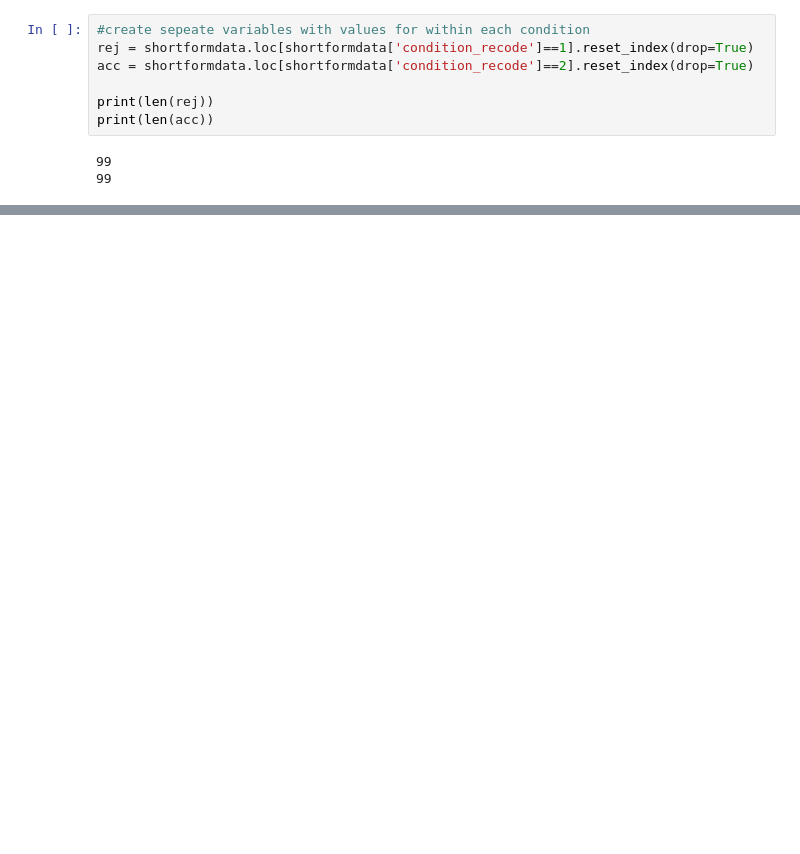
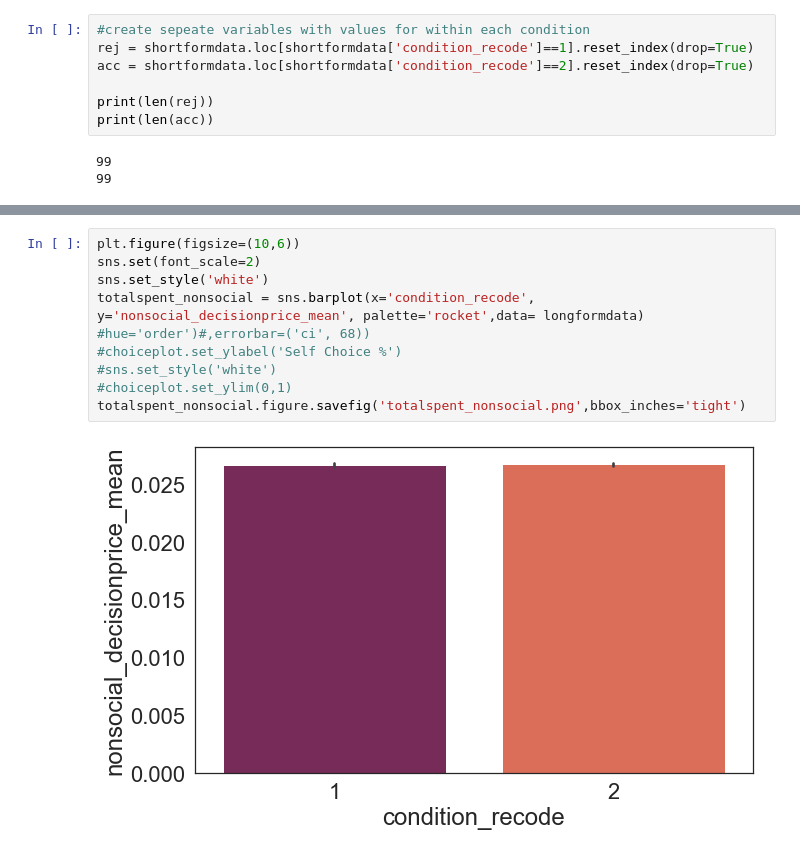
Before and after one commit to fareri-lab/WTP_Rejection_Choice_Pub, a Jupyter notebook: t_test_analyses.ipynb, the cells around one changed output, grey strips where cells are left out. Cells and saved outputs as stored; diff of their text form; blank space fills up the shorter version.

```diff
--- a/t_test_analyses.ipynb
+++ b/t_test_analyses.ipynb
@@ -451,0 +373,11 @@ print(rej_acc_decisionprice)
+# %%
+plt.figure(figsize=(10,6))
+sns.set(font_scale=2)
+sns.set_style('white')
+totalspent_nonsocial = sns.barplot(x='condition_recode', y='nonsocial_decisionprice_mean', palette='rocket',data= longformdata) #hue='order')#,errorbar=('ci', 68))
+#choiceplot.set_ylabel('Self Choice %')
+#sns.set_style('white')
+#choiceplot.set_ylim(0,1)
+totalspent_nonsocial.figure.savefig('totalspent_nonsocial.png',bbox_inches='tight')
+# %% [output]
+[figure, added]
```
Also changed, not shown: parts of 27 cells of this notebook, 8 other files.
